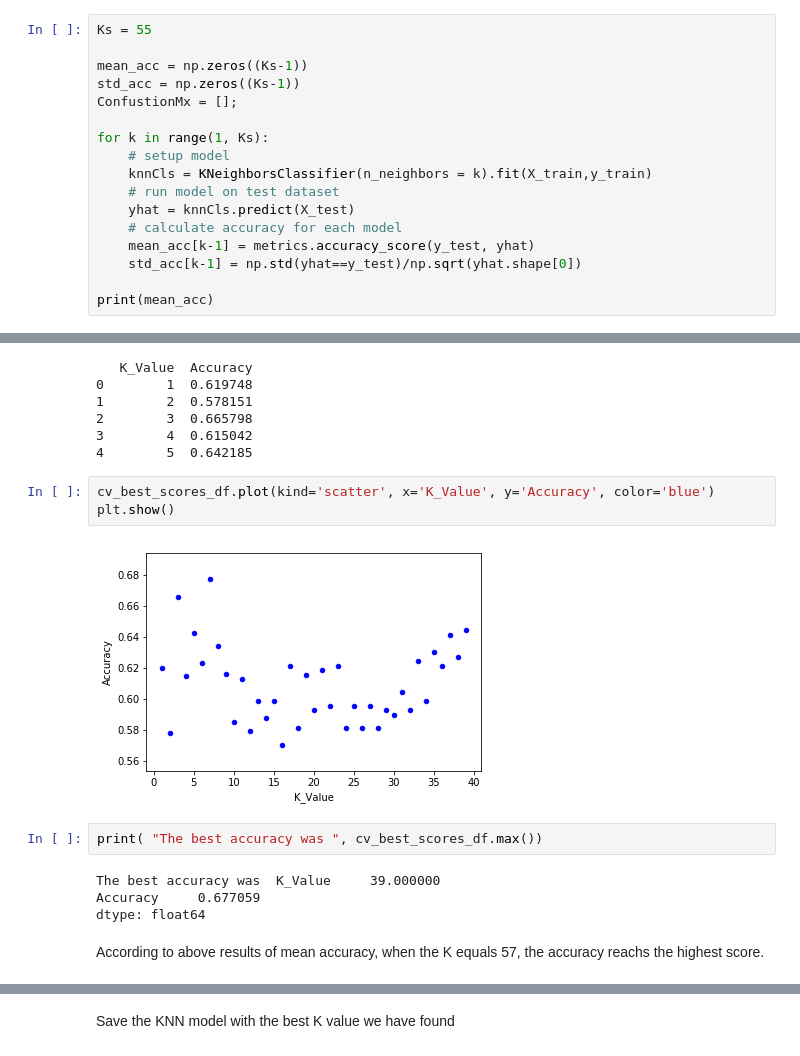
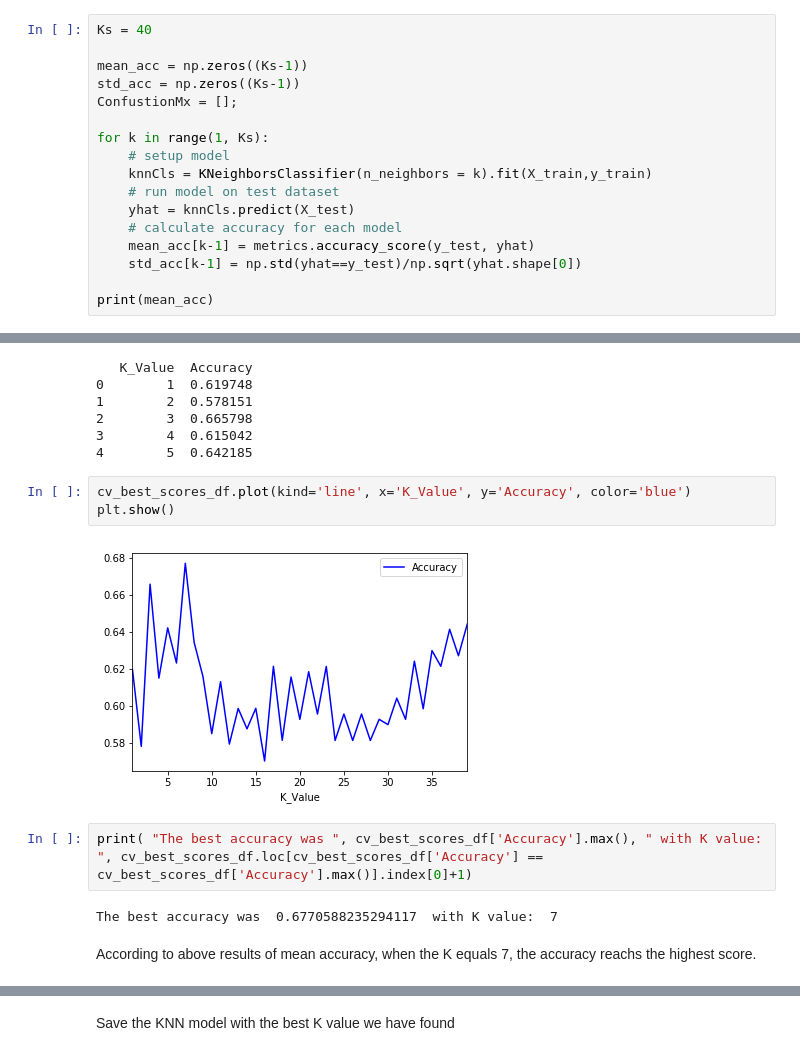
Before and after one commit to 13204942/Cousera-capstone-project, a Jupyter notebook: Capstone_project_assignment.ipynb, the cells around one changed output, grey strips where cells are left out. Cells and saved outputs as stored; diff of their text form.

```diff
--- a/Capstone_project_assignment.ipynb
+++ b/Capstone_project_assignment.ipynb
@@ -316,7 +316,7 @@ Notice: You should find the best k to build the model with the best accuracy.
 from sklearn.neighbors import KNeighborsClassifier
 from sklearn import metrics
 # %%
-Ks = 55
+Ks = 40
 
 mean_acc = np.zeros((Ks-1))
 std_acc = np.zeros((Ks-1))
@@ -392,18 +390,16 @@ print(cv_best_scores_df.head())
 3        4  0.615042
 4        5  0.642185
 # %%
-cv_best_scores_df.plot(kind='scatter', x='K_Value', y='Accuracy', color='blue')
+cv_best_scores_df.plot(kind='line', x='K_Value', y='Accuracy', color='blue')
 plt.show()
 # %% [output]
-[figure, old version]
+[figure, new version]
 # %%
-print( "The best accuracy was ", cv_best_scores_df.max())
+print( "The best accuracy was ", cv_best_scores_df['Accuracy'].max(), " with K value: ", cv_best_scores_df.loc[cv_best_scores_df['Accuracy'] == cv_best_scores_df['Accuracy'].max()].index[0]+1)
 # %% [output]
-The best accuracy was  K_Value     39.000000
-Accuracy     0.677059
-dtype: float64
+The best accuracy was  0.6770588235294117  with K value:  7
 # %% [markdown]
-According to above results of mean accuracy, when the K equals 57, the accuracy reachs the highest score.
+According to above results of mean accuracy, when the K equals 7, the accuracy reachs the highest score.
 # %%
 cv_acc_score_K7 = []
 cv = KFold(n_splits=10, random_state=42, shuffle=False)
```
Also changed, not shown: parts of 27 cells of this notebook.
